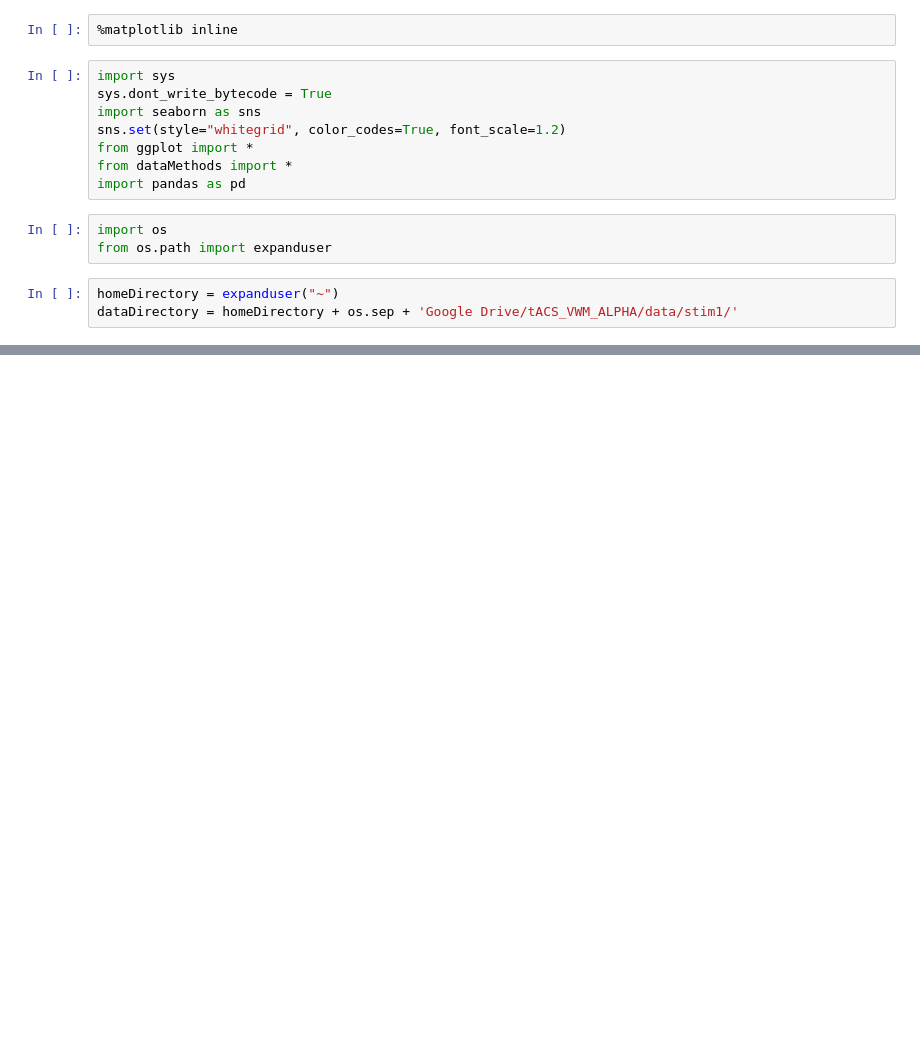
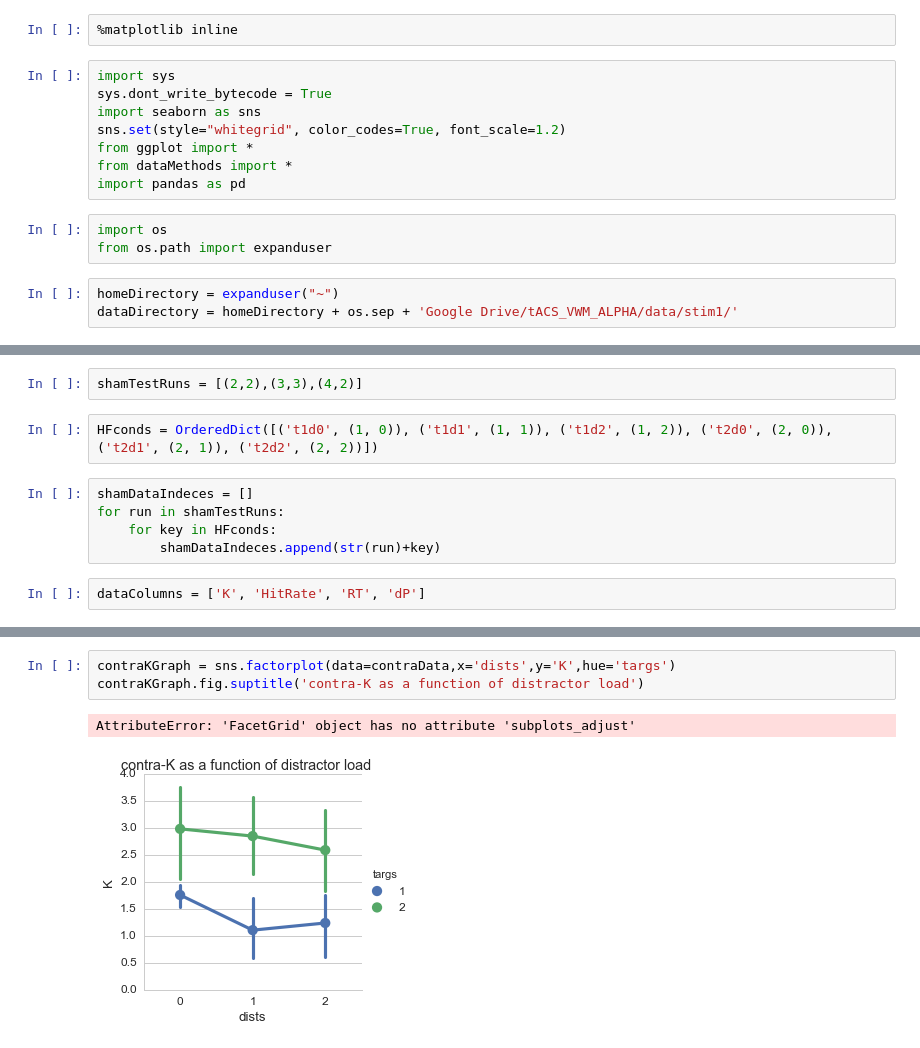
Before and after one commit to alexgonzl/tacs_vmw_alpha, a Jupyter notebook: dataVisualization.ipynb, the cells around one changed output, grey strips where cells are left out. Saved outputs shown, nothing was run; the diff lists cells and outputs as text; blank space fills up the shorter version.

Commit message:
Changed data analysis to work with stim conds

```diff
--- a/dataVisualization.ipynb
+++ b/dataVisualization.ipynb
@@ -126,0 +25,11 @@ sns.stripplot()
+# %%
+shamTestRuns = [(2,2),(3,3),(4,2)]
+# %%
+HFconds = OrderedDict([('t1d0', (1, 0)), ('t1d1', (1, 1)), ('t1d2', (1, 2)), ('t2d0', (2, 0)), ('t2d1', (2, 1)), ('t2d2', (2, 2))])
+# %%
+shamDataIndeces = []
+for run in shamTestRuns:
+    for key in HFconds:
+        shamDataIndeces.append(str(run)+key)
+# %%
+dataColumns = ['K', 'HitRate', 'RT', 'dP']
@@ -126,0 +101,6 @@ sns.stripplot()
+# %%
+contraKGraph = sns.factorplot(data=contraData,x='dists',y='K',hue='targs')
+contraKGraph.fig.suptitle('contra-K as a function of distractor load')
+# %% [output]
+AttributeError: 'FacetGrid' object has no attribute 'subplots_adjust'
+[figure, added]
```
Also changed, not shown: parts of 33 cells of this notebook, 4 other files.
